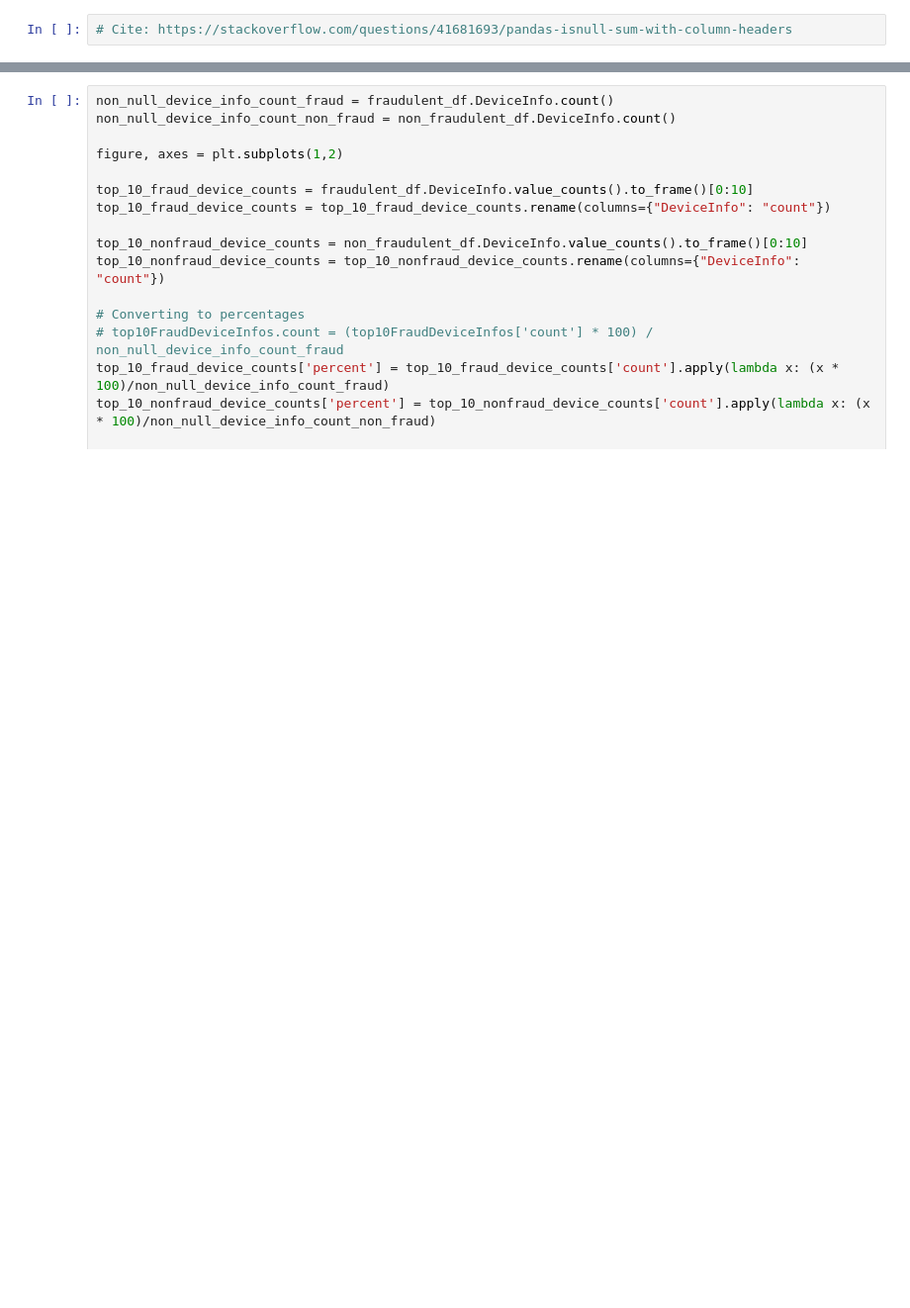
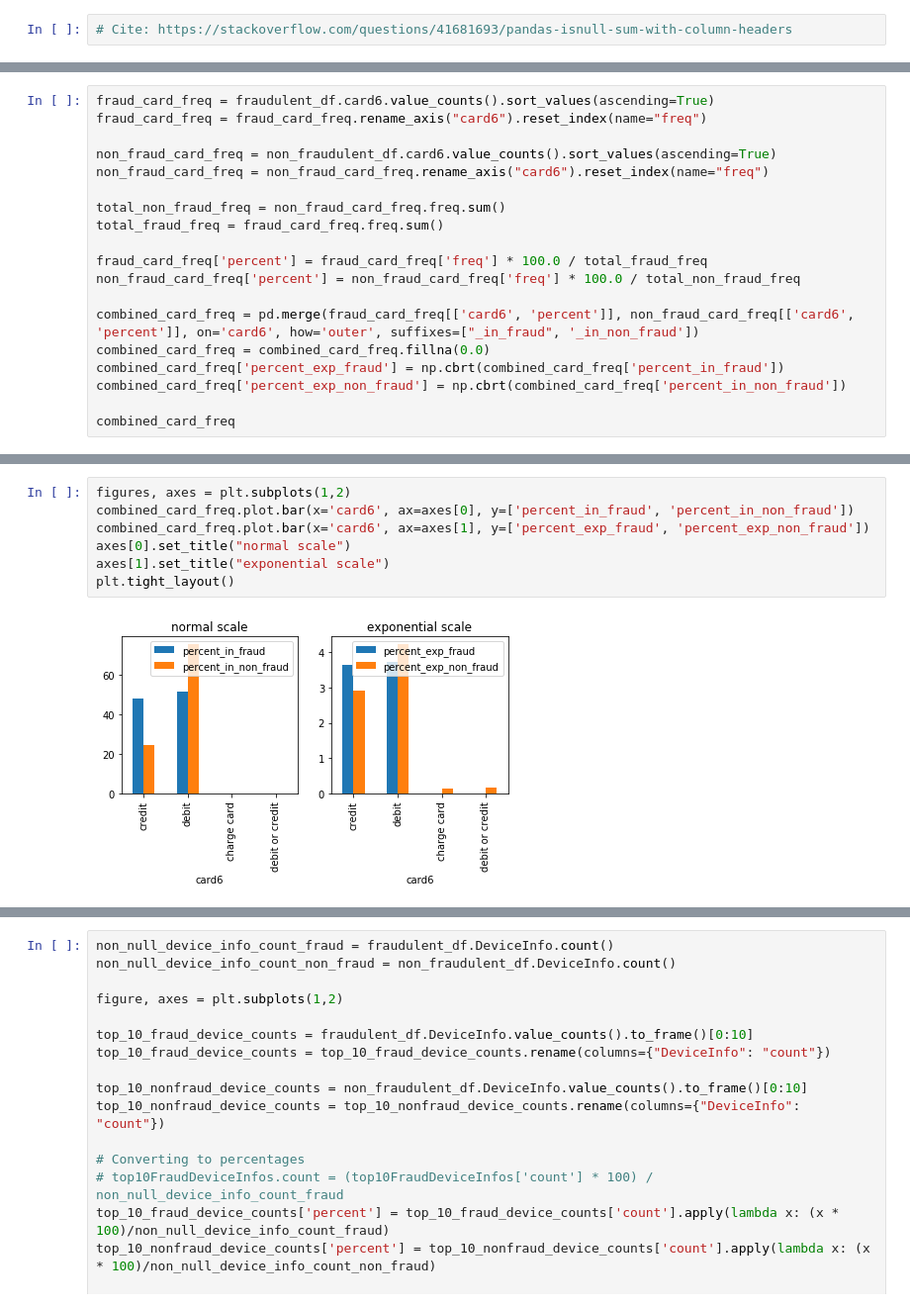
Before and after one commit to ParasAvkirkar/IEEEFraudDetection, a Jupyter notebook: analysis/analysisNotebook.ipynb, the cells around one changed output, grey strips where cells are left out. Shown at 99% size. Drawn from its saved outputs; the diff is of its cells as text; blank space fills up the shorter version.

```diff
--- a/analysis/analysisNotebook.ipynb
+++ b/analysis/analysisNotebook.ipynb
@@ -101 +98,20 @@ To retain the current behavior and silence the warning, pass 'sort=True'.
  One possible explanation for above discrepancy could be: the values for above details like email address are usually not provided or deferred by benevolent transactions, but a fraudster may have provided fake values instead of ignoring like a regular transactor. This in-turn reduced `null` values for fraud transactions.
+# %%
+fraud_card_freq = fraudulent_df.card6.value_counts().sort_values(ascending=True)
+fraud_card_freq = fraud_card_freq.rename_axis("card6").reset_index(name="freq")
+
+non_fraud_card_freq = non_fraudulent_df.card6.value_counts().sort_values(ascending=True)
+non_fraud_card_freq = non_fraud_card_freq.rename_axis("card6").reset_index(name="freq")
+
+total_non_fraud_freq = non_fraud_card_freq.freq.sum()
+total_fraud_freq = fraud_card_freq.freq.sum()
+
+fraud_card_freq['percent'] = fraud_card_freq['freq'] * 100.0 / total_fraud_freq
+non_fraud_card_freq['percent'] = non_fraud_card_freq['freq'] * 100.0 / total_non_fraud_freq
+
+combined_card_freq = pd.merge(fraud_card_freq[['card6', 'percent']], non_fraud_card_freq[['card6', 'percent']], on='card6', how='outer', suffixes=["_in_fraud", '_in_non_fraud'])
+combined_card_freq = combined_card_freq.fillna(0.0)
+combined_card_freq['percent_exp_fraud'] = np.cbrt(combined_card_freq['percent_in_fraud'])
+combined_card_freq['percent_exp_non_fraud'] = np.cbrt(combined_card_freq['percent_in_non_fraud'])
+
+combined_card_freq
@@ -101,0 +124,9 @@ To retain the current behavior and silence the warning, pass 'sort=True'.
+# %%
+figures, axes = plt.subplots(1,2)
+combined_card_freq.plot.bar(x='card6', ax=axes[0], y=['percent_in_fraud', 'percent_in_non_fraud'])
+combined_card_freq.plot.bar(x='card6', ax=axes[1], y=['percent_exp_fraud', 'percent_exp_non_fraud'])
+axes[0].set_title("normal scale")
+axes[1].set_title("exponential scale")
+plt.tight_layout()
+# %% [output]
+[figure, added]
```
Also changed, not shown: parts of 21 cells of this notebook.
